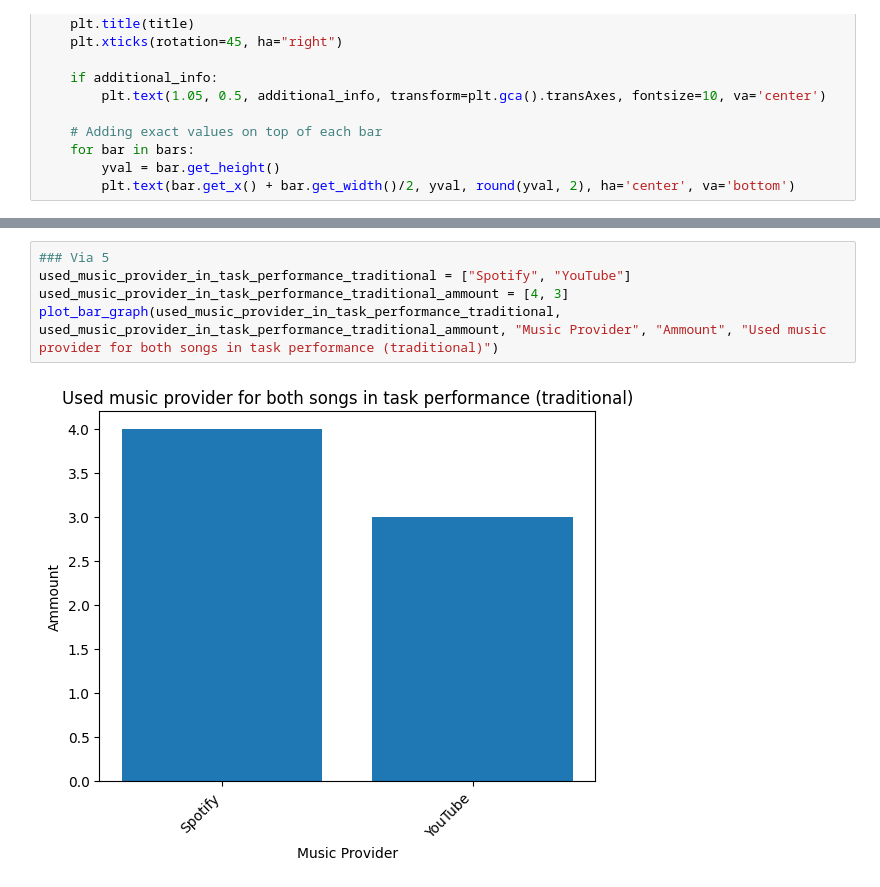
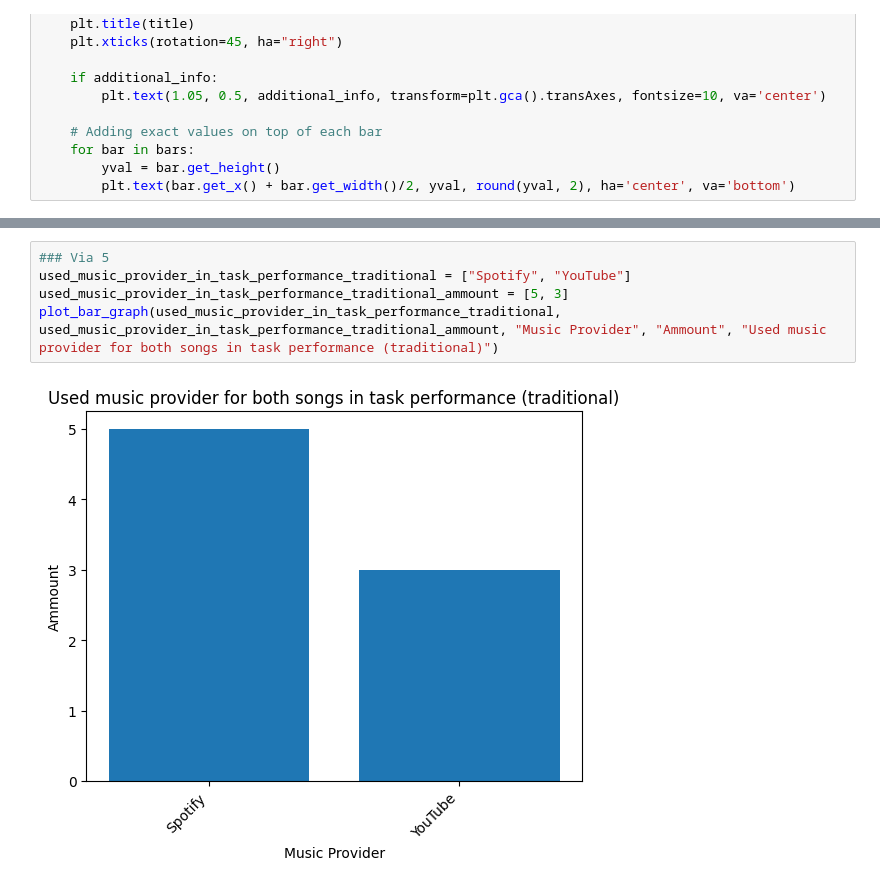
Before and after one commit to simonroedig/ChordSync_Study, a Jupyter notebook: study_analysis.ipynb, the cells around one changed output, grey strips where cells are left out. Drawn from its saved outputs; the diff is of its cells as text.

```diff
--- a/study_analysis.ipynb
+++ b/study_analysis.ipynb
@@ -116,10 +135,10 @@ plot_bar_graph(used_tool_in_task_performance_traditional, used_tool_in_task_perf
 # %%
 ### Via 5
 used_music_provider_in_task_performance_traditional = ["Spotify", "YouTube"]
-used_music_provider_in_task_performance_traditional_ammount = [4, 3]
+used_music_provider_in_task_performance_traditional_ammount = [5, 3]
 plot_bar_graph(used_music_provider_in_task_performance_traditional, used_music_provider_in_task_performance_traditional_ammount, "Music Provider", "Ammount", "Used music provider for both songs in task performance (traditional)")
 # %% [output]
-[figure, old version]
+[figure, new version]
 # %%
 ### Via 5
 """
```
Also changed, not shown: parts of 13 cells of this notebook.
